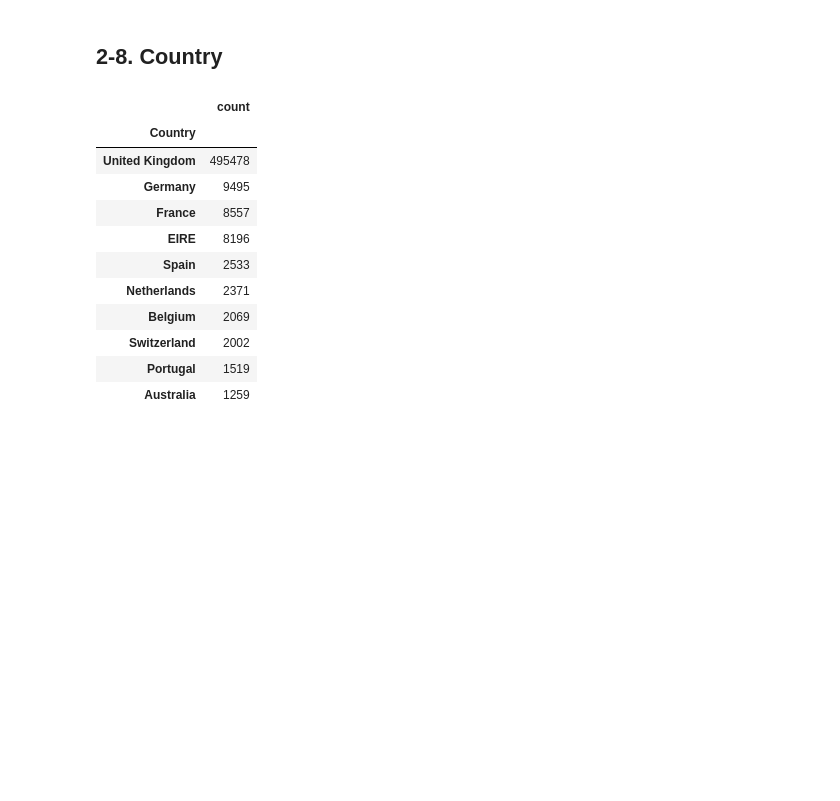
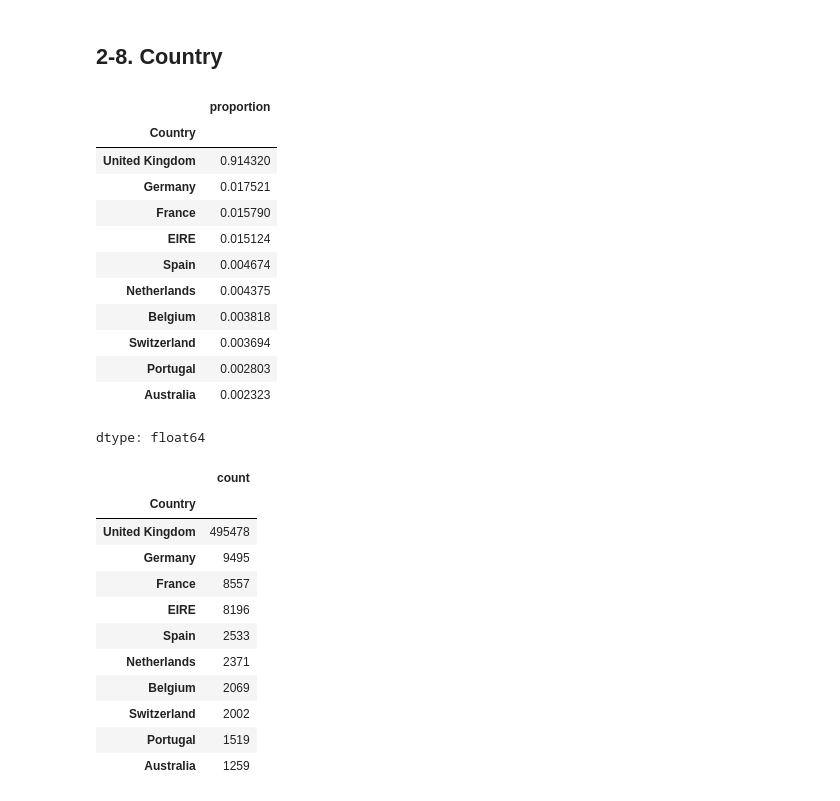
Before and after one commit to iamyunaseo/e-commerce-customer-behavior-analytics, a Jupyter notebook: e-commerce-customer-behavior-analytics.ipynb, the cells around one changed output. Saved outputs shown, nothing was run; the diff lists cells and outputs as text; code cells hidden in the pictures; blank space fills up the shorter version.

```diff
--- a/e-commerce-customer-behavior-analytics.ipynb
+++ b/e-commerce-customer-behavior-analytics.ipynb
@@ -52,3 +27,7 @@ df = pd.read_csv('data.csv', encoding='ISO-8859-1')
+# %%
+file_path = '/content/drive/MyDrive/DataScience/e-commerce-customer-behavior-analytics/analytics/data/data.csv'
+
+df = pd.read_csv(file_path, encoding='ISO-8859-1')
 # %% [markdown]
 #2. Data Exploring - Overview
 # %% [markdown]
@@ -344,6 +323,22 @@ df[df['StockCode'] == '21777']
 => check seasonality. seasonal effects.
 # %% [markdown]
 ## 2-8. Country
+# %%
+df['Country'].value_counts(normalize=True).head(10)
+# %% [output]
+|  | proportion |
+| Country |  |
+| United Kingdom | 0.914320 |
+| Germany | 0.017521 |
+| France | 0.015790 |
+| EIRE | 0.015124 |
+| Spain | 0.004674 |
+| Netherlands | 0.004375 |
+| Belgium | 0.003818 |
+| Switzerland | 0.003694 |
+| Portugal | 0.002803 |
+| Australia | 0.002323 |
+dtype: float64
 # %%
 df['Country'].value_counts().head(10)
 # %% [output]
```
Also changed, not shown: parts of 5 cells of this notebook, 1 other file.
